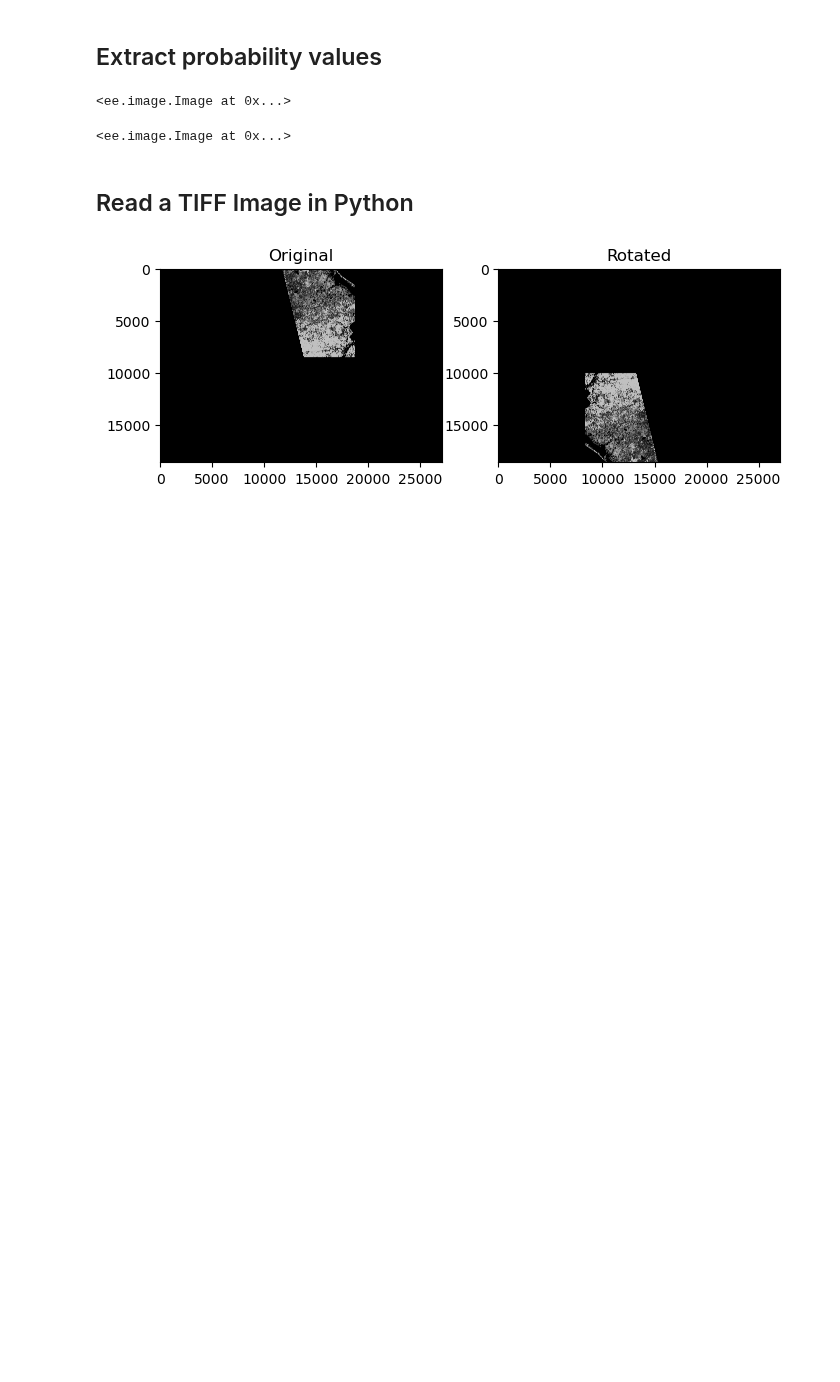
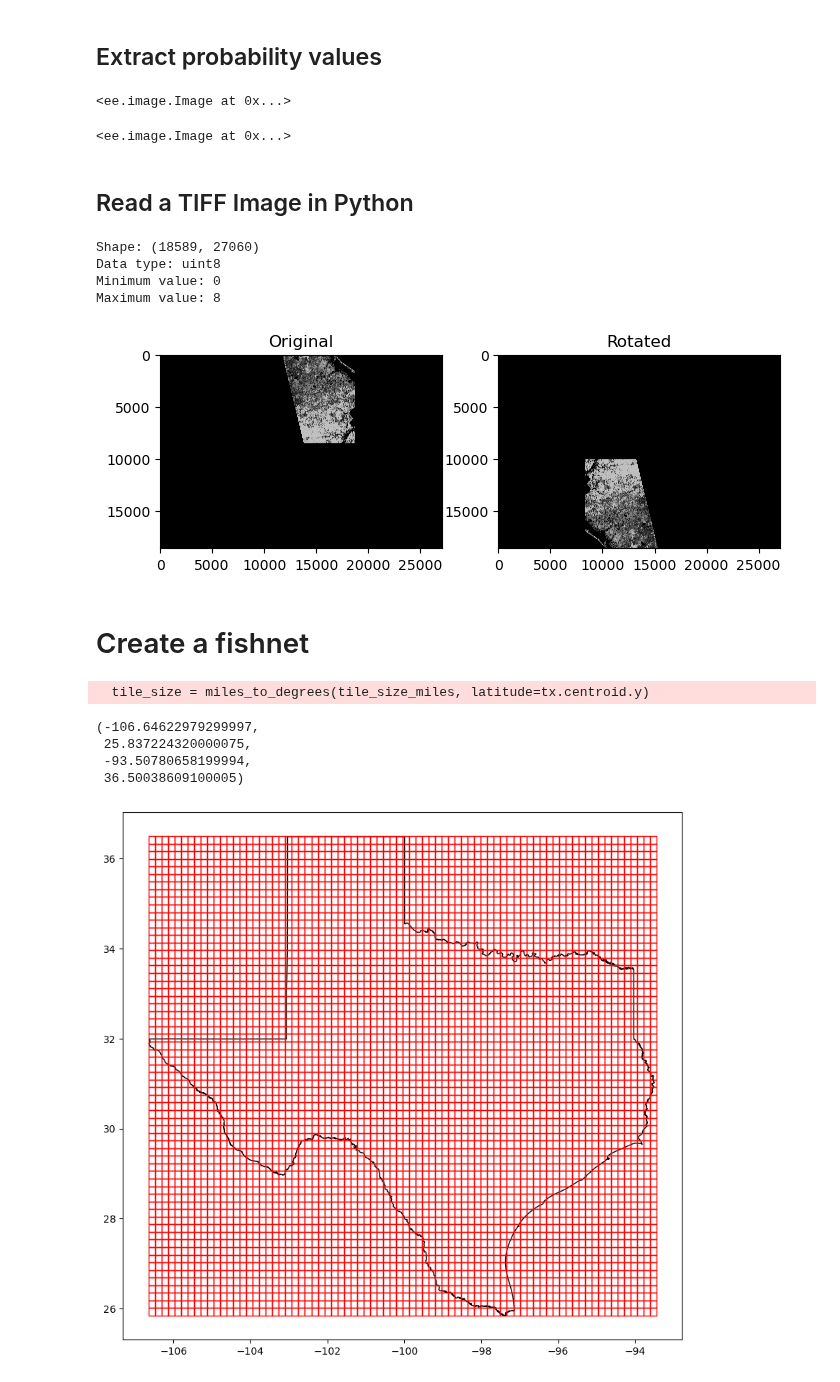
Before and after one commit to victor-radermecker/AdvancedLandCoverAnalytics-Pipeline, a Jupyter notebook: Google_Earth_Engine/dynamic-world-package-victor.ipynb, the cells around one changed output. Drawn from its saved outputs; the diff is of its cells as text; code cells hidden in the pictures; blank space fills up the shorter version.

Commit message:
Updating GE API - Creating Fishnet grid

```diff
--- a/Google_Earth_Engine/dynamic-world-package-victor.ipynb
+++ b/Google_Earth_Engine/dynamic-world-package-victor.ipynb
@@ -228,6 +182,12 @@ import numpy as np
 
 # Load the image
 image = imageio.imread('../Images/example_image_export.tif')
+
+# Print some information about the image
+print('Shape:', image.shape)
+print('Data type:', image.dtype)
+print('Minimum value:', image.min())
+print('Maximum value:', image.max())
 
 # Rotate the image by 180 degrees
 rotated_image = np.rot90(image, 2)
@@ -241,4 +201,68 @@ axs[1].imshow(rotated_image, cmap='gray')
 axs[1].set_title('Rotated')
 plt.show()
 # %% [output]
+Shape: (18589, 27060)
+Data type: uint8
+Minimum value: 0
+Maximum value: 8
 [figure]
+# %% [markdown]
+# Create a fishnet
+# %%
+import geopandas as gpd
+from shapely.geometry import Polygon
+import matplotlib.pyplot as plt
+
+# Load the shapefile of Texas
+tx = gpd.read_file('../Gis/Texas_State_Boundary/State.shp')
+
+# Define the size of each tile in miles
+tile_size_miles = 10
+tile_size = miles_to_degrees(tile_size_miles, latitude=tx.centroid.y)
+
+# Calculate the size of each grid cell
+xmin, ymin, xmax, ymax = tx.total_bounds
+x_size = xmax - xmin
+y_size = ymax - ymin
+num_cols = round(x_size / tile_size) # 5280 feet in a mile
+num_rows = round(y_size / tile_size)
+
+# Create the fishnet polygons
+fishnet_polys = []
+for i in tqdm(range(num_rows)):
+    for j in range(num_cols):
+        # Calculate the coordinates of the fishnet cell corners
+        x_left = xmin + j * tile_size
+        x_right = xmin + (j + 1) * tile_size
+        y_bottom = ymin + i * tile_size
+        y_top = ymin + (i + 1) * tile_size
+
+        # Create a polygon for the fishnet cell
+        poly = Polygon([(x_left, y_bottom), (x_right, y_bottom),
+                        (x_right, y_top), (x_left, y_top)])
+        fishnet_polys.append(poly)
+
+# Create a GeoDataFrame from the fishnet polygons
+fishnet = gpd.GeoDataFrame({'id': range(len(fishnet_polys)),
+                            'geometry': fishnet_polys},
+                           crs=tx.crs)
+
+# Clip the fishnet to the Texas boundary
+# fishnet = gpd.overlay(fishnet, tx, how='intersection')
+# %% [output]
+  tile_size = miles_to_degrees(tile_size_miles, latitude=tx.centroid.y)
+# %%
+xmin, ymin, xmax, ymax
+# %% [output]
+(-106.64622979299997,
+ 25.837224320000075,
+ -93.50780658199994,
+ 36.50038609100005)
+# %%
+# plot the fishnet
+fig, ax = plt.subplots(figsize=(10, 10))
+tx.plot(ax=ax, color='white', edgecolor='black')
+fishnet.plot(ax=ax, color='none', edgecolor='red')
+plt.show()
+# %% [output]
+[figure, added]
```
Also changed, not shown: parts of 24 cells of this notebook.
